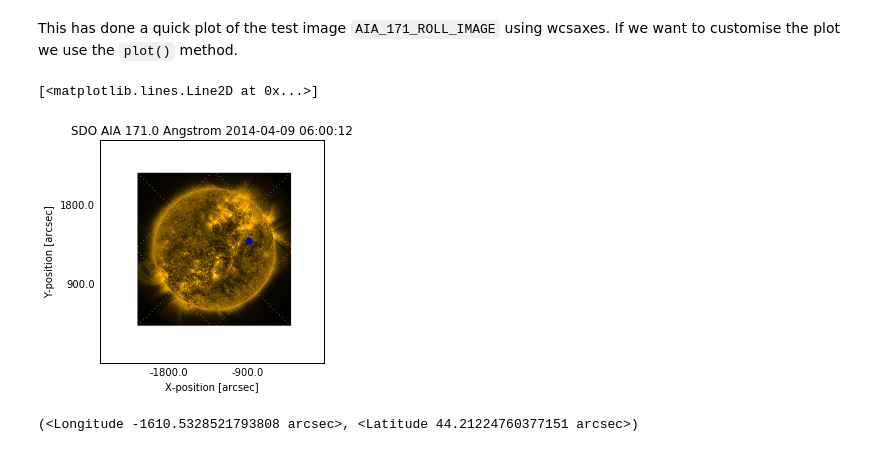
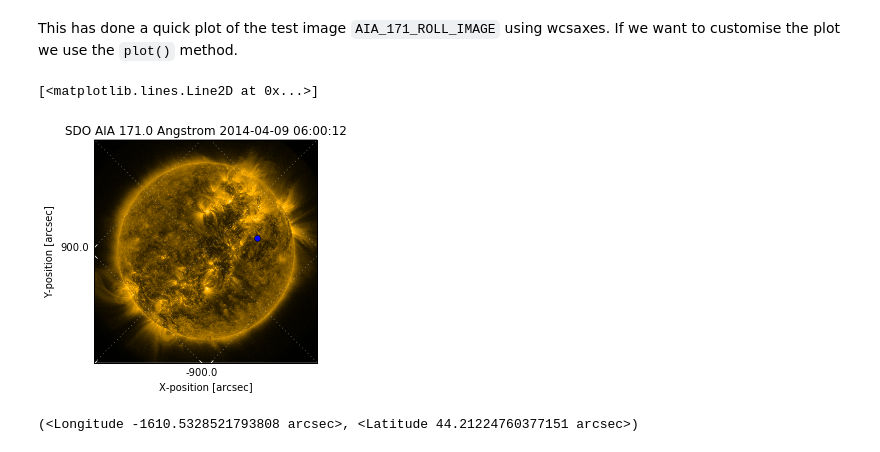
Before and after one commit to OpenAstronomy/workshop_sunpy_astropy, a Jupyter notebook: xx-astroimage/Astro_Images.ipynb, the cells around one changed output. Drawn from its saved outputs; the diff is of its cells as text; code cells hidden in the pictures.

```diff
--- a/xx-astroimage/Astro_Images.ipynb
+++ b/xx-astroimage/Astro_Images.ipynb
@@ -249,16 +308,17 @@ import astropy.units as u
 # %%
 amap = sunpy.map.Map(AIA_171_ROLL_IMAGE)
 
 im = amap.plot()
 ax = plt.gca()
+ax.set_autoscale_on(False)
 
 x = 500*u.arcsec
 y = -300*u.arcsec
 
 ax.plot(x.to(u.deg), y.to(u.deg), 'o', transform=ax.get_transform('world'))
 # %% [output]
 [<matplotlib.lines.Line2D at 0x...>]
-[figure, old version]
+[figure, new version]
 # %%
 amap.pixel_to_data(100*u.pix, 200*u.pix)
 # %% [output]
```
Also changed, not shown: parts of 11 cells of this notebook.
